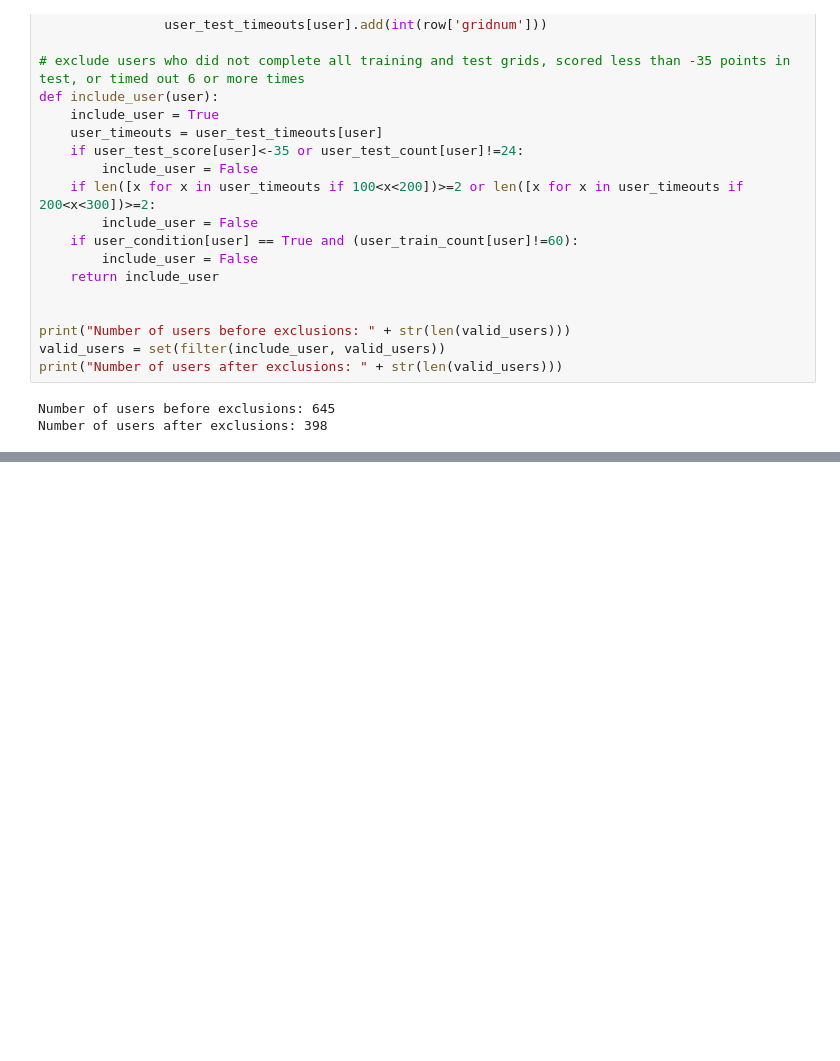
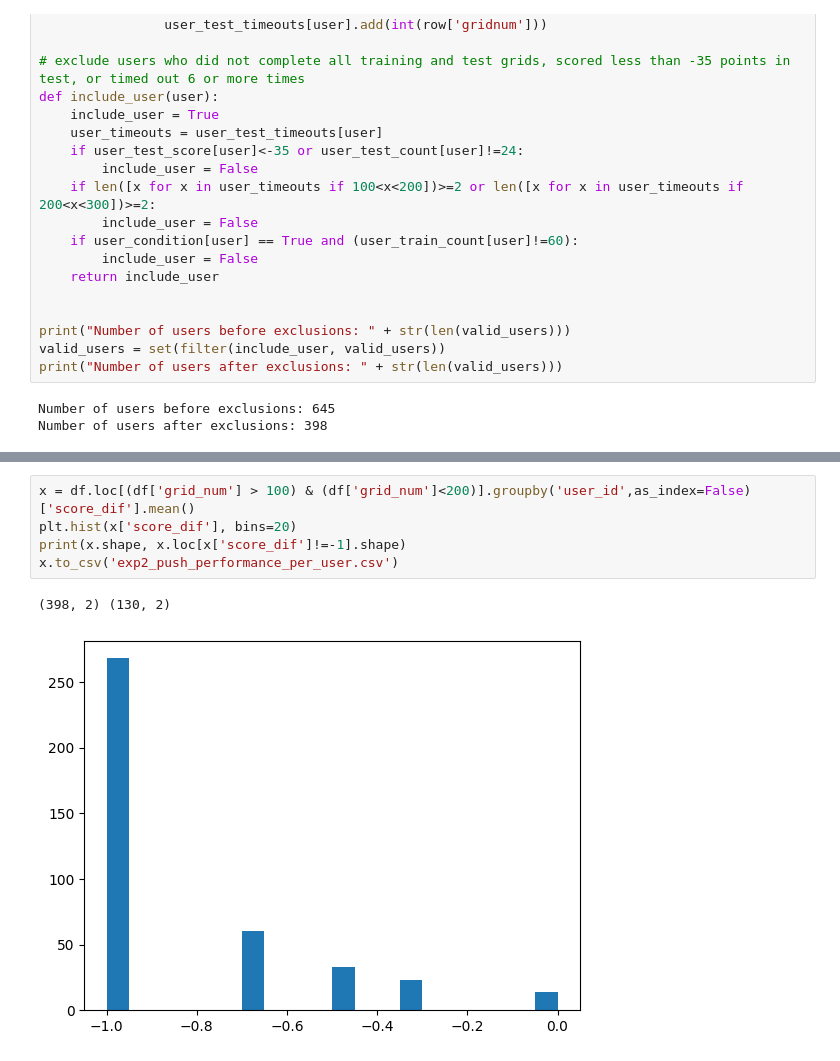
Before and after one commit to Alice2hang/RL_trolley_puzzles, a Jupyter notebook: data_analysis/training_analysis.ipynb, the cells around one changed output, grey strips where cells are left out. Cells and saved outputs as stored; diff of their text form; blank space fills up the shorter version.

```diff
--- a/data_analysis/training_analysis.ipynb
+++ b/data_analysis/training_analysis.ipynb
@@ -85,3 +91,11 @@ df.to_csv('data/training_data_coded.csv')
+# %%
+x = df.loc[(df['grid_num'] > 100) & (df['grid_num']<200)].groupby('user_id',as_index=False)['score_dif'].mean()
+plt.hist(x['score_dif'], bins=20)
+print(x.shape, x.loc[x['score_dif']!=-1].shape)
+x.to_csv('exp2_push_performance_per_user.csv')
+# %% [output]
+(398, 2) (130, 2)
+[figure, added]
 # %%
 # Compute proportion of grids on which the best score was achieved
 print(best_score_count)
```
Also changed, not shown: parts of 4 cells of this notebook, 40 other files.
